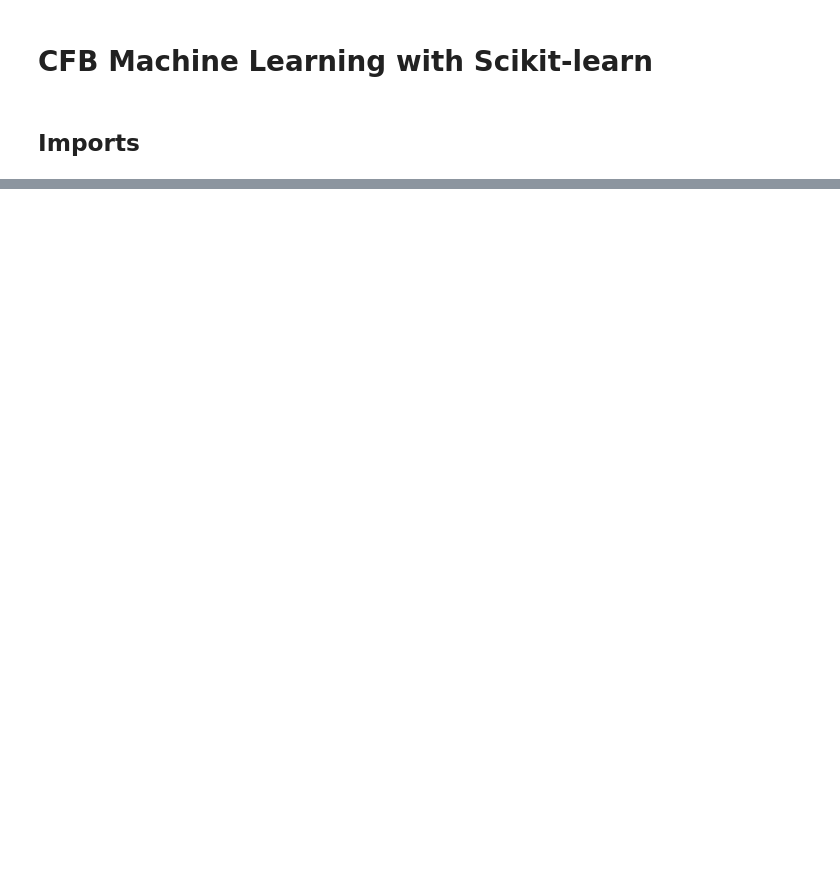
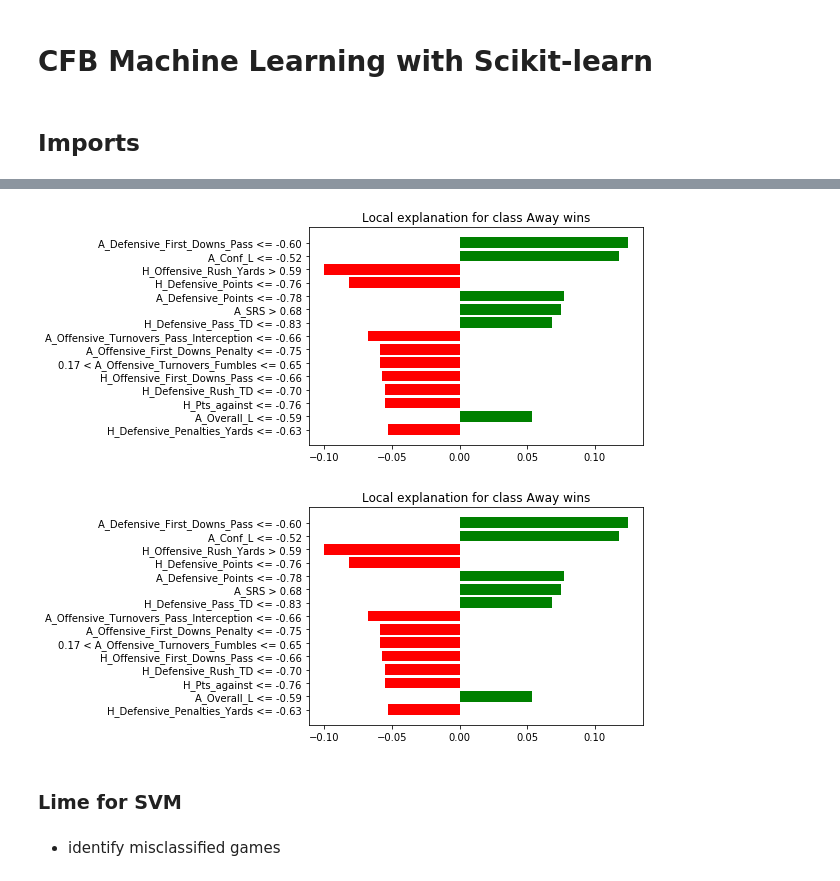
Before and after one commit to nuclearkatie/cfb-machine-learning, a Jupyter notebook: cfb-machine-learning.ipynb, the cells around one changed output, grey strips where cells are left out. Drawn from its saved outputs; the diff is of its cells as text; code cells hidden in the pictures; blank space fills up the shorter version.

```diff
--- a/cfb-machine-learning.ipynb
+++ b/cfb-machine-learning.ipynb
@@ -166,0 +175,4 @@ bowl_predictions
+# %%
+cols_reg = list(X_reg.columns.values) #Make a list of all of the columns in the df
+cols_reg.pop(cols_reg.index('Home'))
+cols_reg.pop(cols_reg.index('Away'))
@@ -166,0 +207,9 @@ bowl_predictions
+# %%
+mlp_game = []; #example game=['Wisconsin','Minnesota'] but game _must_ be in testing suite
+if mlp_game:
+    mlp_desired_game = choose_misclassified(X_test, home_test, away_test, mlp_game)
+    target_names = np.array(game)
+elif not mlp_game:
+    mlp_desired_game = 1
+    target_names = np.array(['Home wins', 'Away wins'])
+    print("First game in testing set will be used")
@@ -166,0 +218,6 @@ bowl_predictions
+# %%
+mlp_explainer = lime.lime_tabular.LimeTabularExplainer(training_data = X_train,
+                                                   mode = "classification",
+                                                   feature_names=cols_reg,
+                                                   class_names = target_names,
+                                                   discretize_continuous=True)
@@ -166,0 +226,3 @@ bowl_predictions
+# %%
+mlp_exp = mlp_explainer.explain_instance(X_test[mlp_desired_game], mlp.predict_proba,
+                                         num_features= 15)
@@ -166,0 +233,5 @@ bowl_predictions
+# %%
+mlp_exp.as_pyplot_figure()
+# %% [output]
+[figure, added]
+[figure, added]
@@ -166,0 +241,4 @@ bowl_predictions
+# %% [markdown]
+### Lime for SVM
+# %% [markdown]
+- identify misclassified games
```
Also changed, not shown: parts of 94 cells of this notebook.
